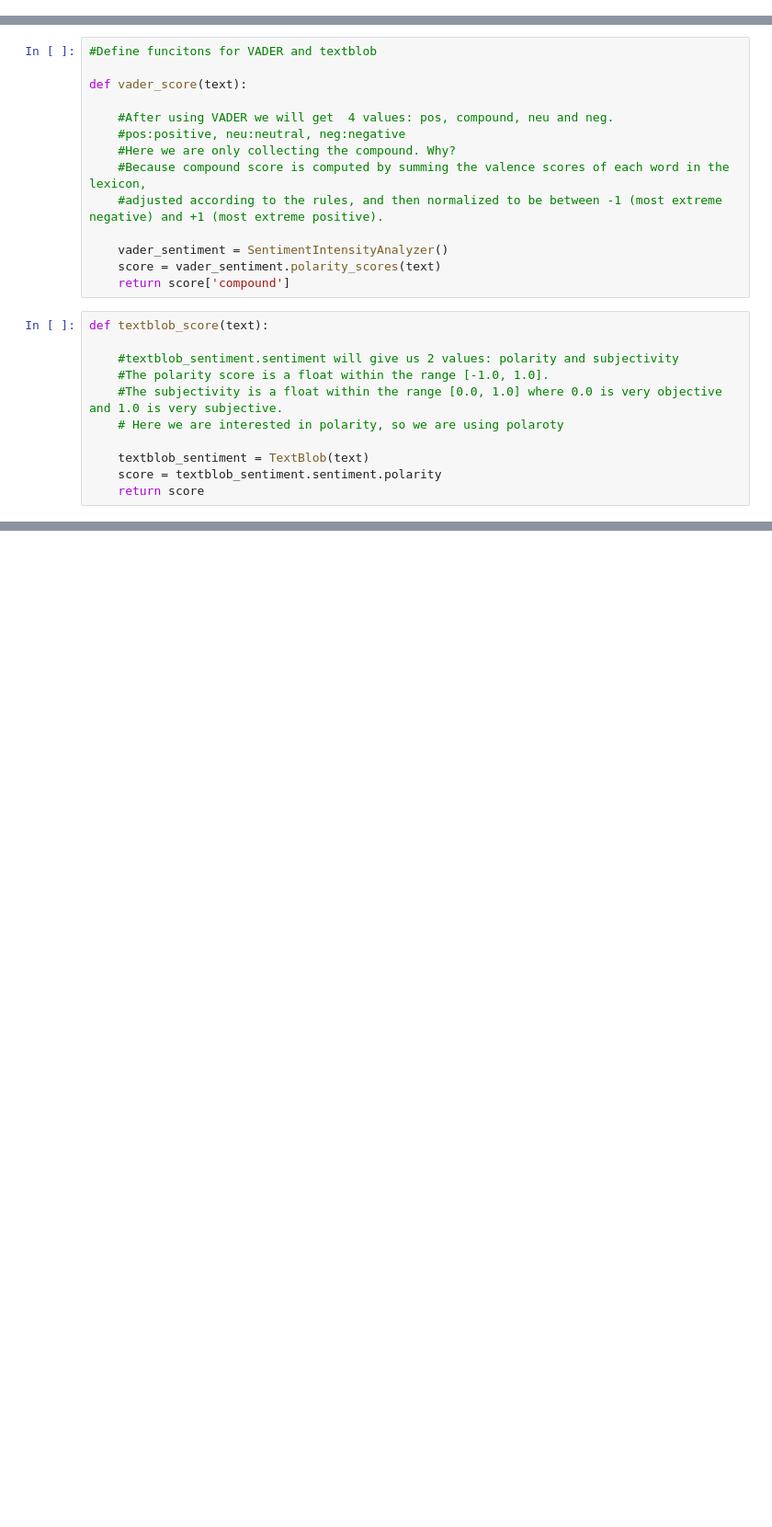
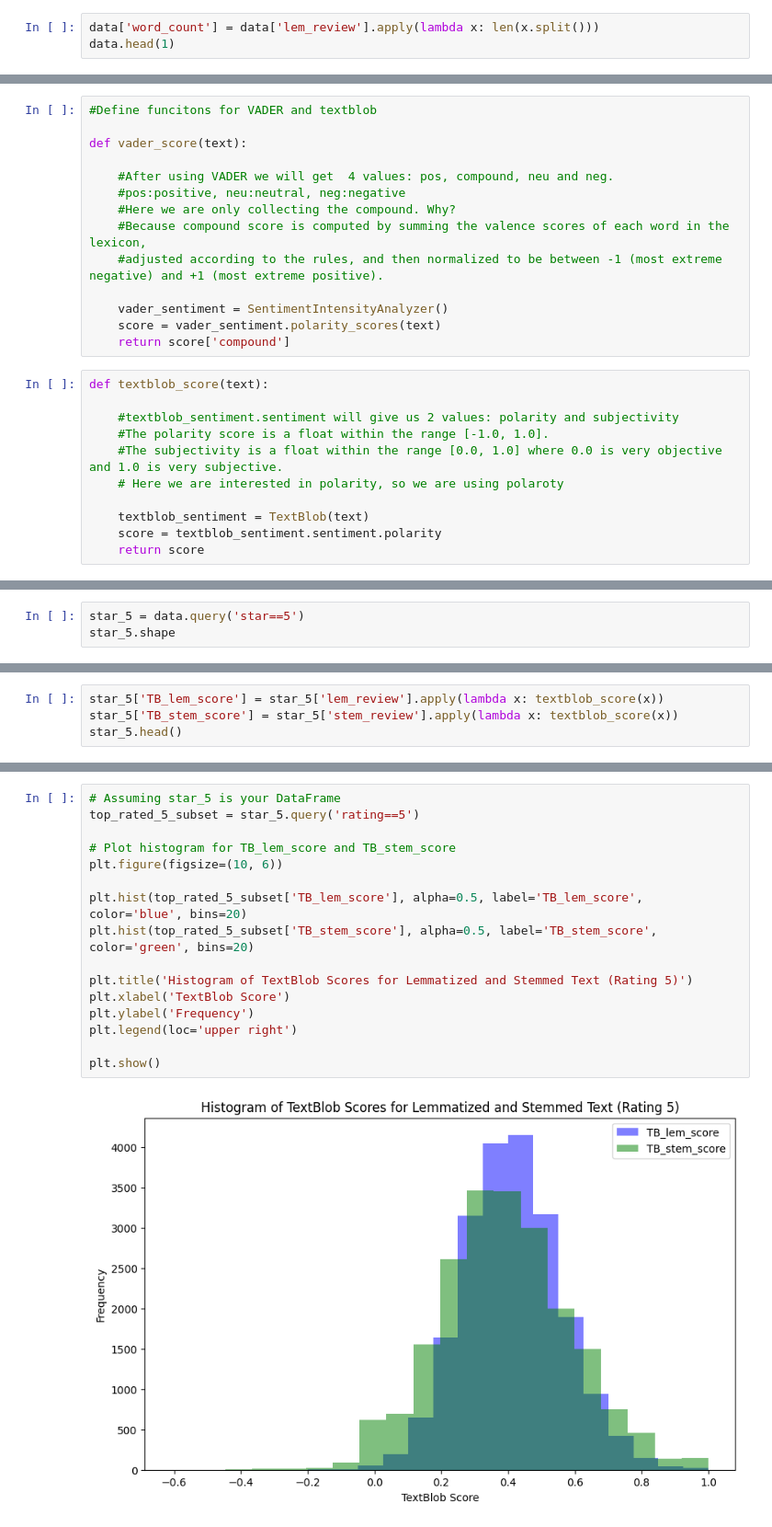
Before and after one commit to AmmarBagharib/sentiment_analysis_bt4222, a Jupyter notebook: codes/sentiment_analysis/textblob_vader.ipynb, the cells around one changed output, grey strips where cells are left out. Shown at 92% size. Saved outputs shown, nothing was run; the diff lists cells and outputs as text; blank space fills up the shorter version.

Commit message:
textblob plots

```diff
--- a/codes/sentiment_analysis/textblob_vader.ipynb
+++ b/codes/sentiment_analysis/textblob_vader.ipynb
@@ -85,3 +85,6 @@ memory usage: 9.4+ MB
 | 2 | 2 | Anthony Fernando | Good place for a decent price. | Good place good price Easy access... | Trip type: Travelled with friends | Dubai, United Arab Emirates | ... |
 | 3 | 3 | Mjkc204 | Great Location and great staff. | The IBIS was a neat and tidy hote... | Trip type: Travelled solo | Ellenbrook, Australia | ... |
 | 4 | 4 | Aung Nanda | Good for budget stay. | I stayed there for 7 days. It was... | Trip type: Travelled on business | Dubai, United Arab Emirates | ... |
+# %%
+data['word_count'] = data['lem_review'].apply(lambda x: len(x.split()))
+data.head(1)
@@ -114,0 +227,3 @@ def textblob_score(text):
+# %%
+star_5 = data.query('star==5')
+star_5.shape
@@ -114,0 +232,4 @@ def textblob_score(text):
+# %%
+star_5['TB_lem_score'] = star_5['lem_review'].apply(lambda x: textblob_score(x))
+star_5['TB_stem_score'] = star_5['stem_review'].apply(lambda x: textblob_score(x))
+star_5.head()
@@ -114,0 +254,18 @@ def textblob_score(text):
+# %%
+# Assuming star_5 is your DataFrame
+top_rated_5_subset = star_5.query('rating==5')
+
+# Plot histogram for TB_lem_score and TB_stem_score
+plt.figure(figsize=(10, 6))
+
+plt.hist(top_rated_5_subset['TB_lem_score'], alpha=0.5, label='TB_lem_score', color='blue', bins=20)
+plt.hist(top_rated_5_subset['TB_stem_score'], alpha=0.5, label='TB_stem_score', color='green', bins=20)
+
+plt.title('Histogram of TextBlob Scores for Lemmatized and Stemmed Text (Rating 5)')
+plt.xlabel('TextBlob Score')
+plt.ylabel('Frequency')
+plt.legend(loc='upper right')
+
+plt.show()
+# %% [output]
+[figure, added]
```
Also changed, not shown: parts of 9 cells of this notebook, 1 other file.
